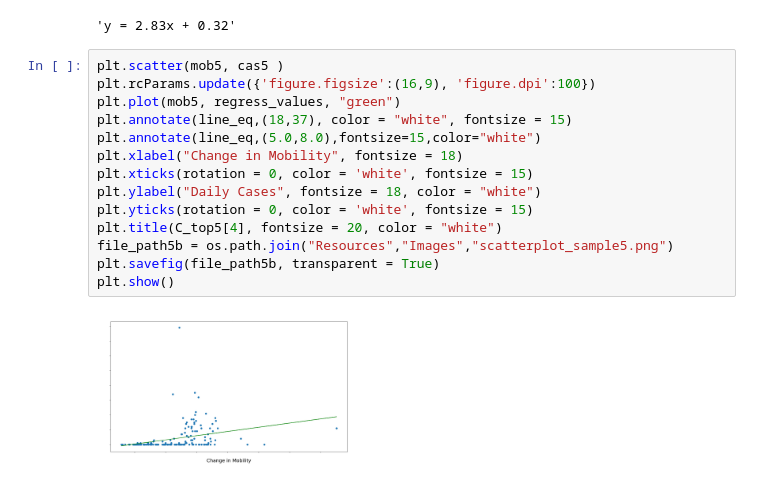
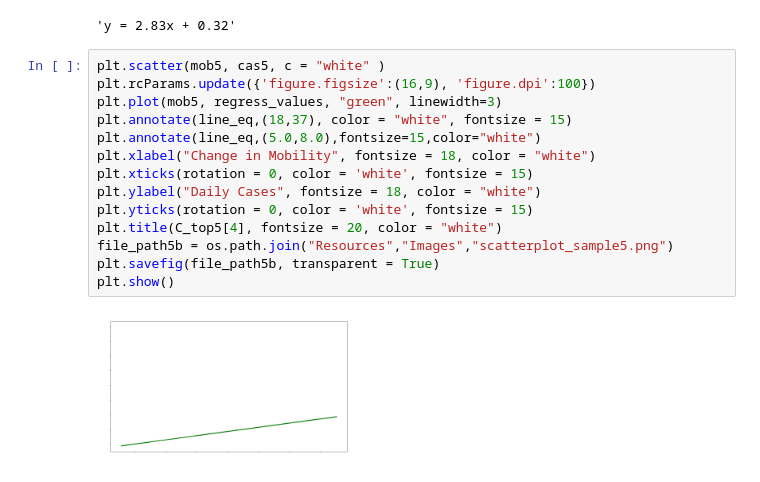
Before and after one commit to Pankaj-gh/Rice-Project-1-G11, a Jupyter notebook: main_script.ipynb, the cells around one changed output. Drawn from its saved outputs; the diff is of its cells as text.

```diff
--- a/main_script.ipynb
+++ b/main_script.ipynb
@@ -1032,21 +1130,21 @@ line_eq
 # %% [output]
 'y = 2.83x + 0.32'
 # %%
-plt.scatter(mob5, cas5 )
+plt.scatter(mob5, cas5, c = "white" )
 plt.rcParams.update({'figure.figsize':(16,9), 'figure.dpi':100})
-plt.plot(mob5, regress_values, "green")
+plt.plot(mob5, regress_values, "green", linewidth=3)
 plt.annotate(line_eq,(18,37), color = "white", fontsize = 15)
 plt.annotate(line_eq,(5.0,8.0),fontsize=15,color="white")
-plt.xlabel("Change in Mobility", fontsize = 18)
+plt.xlabel("Change in Mobility", fontsize = 18, color = "white")
 plt.xticks(rotation = 0, color = 'white', fontsize = 15)
 plt.ylabel("Daily Cases", fontsize = 18, color = "white")
 plt.yticks(rotation = 0, color = 'white', fontsize = 15)
 plt.title(C_top5[4], fontsize = 20, color = "white")
 file_path5b = os.path.join("Resources","Images","scatterplot_sample5.png")
 plt.savefig(file_path5b, transparent = True)
 plt.show()
 # %% [output]
-[figure, old version]
+[figure, new version]
 # %%
 c5 = sts.pearsonr(mob5,cas5)
 c5
```
Also changed, not shown: parts of 21 cells of this notebook, 8 other files.
